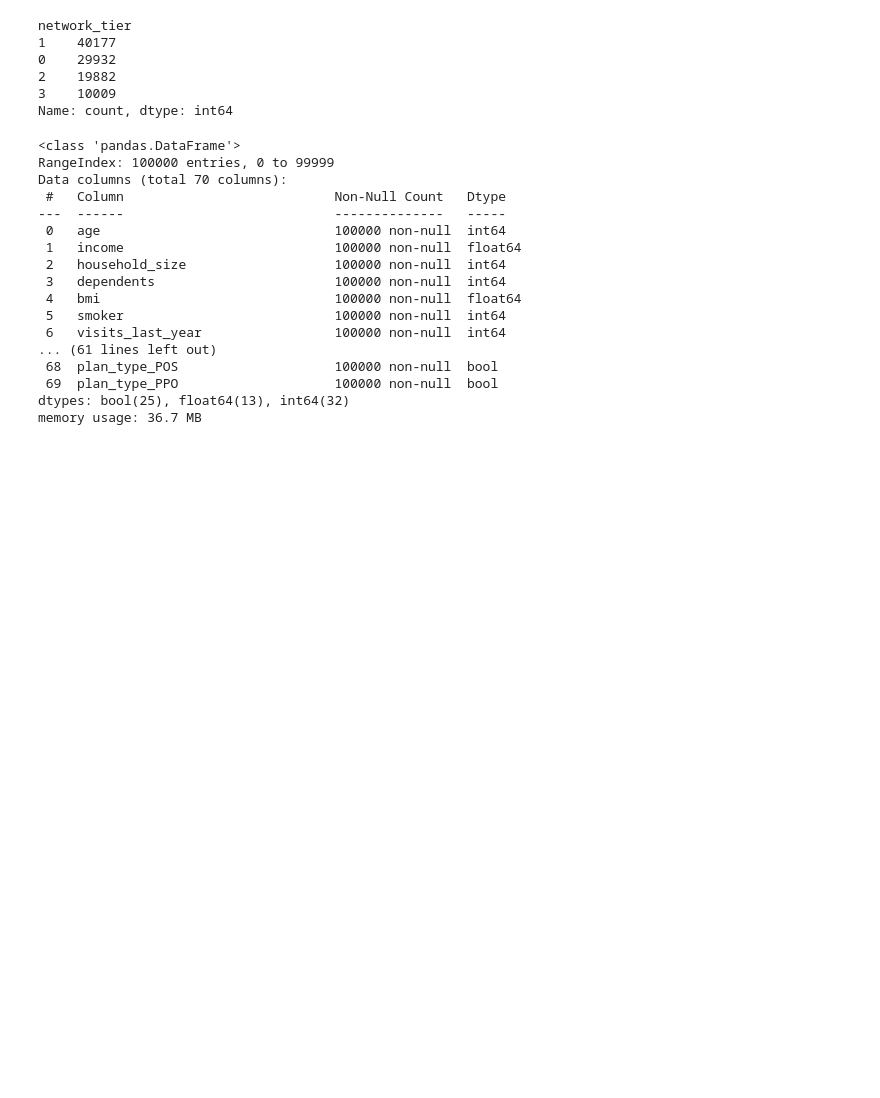
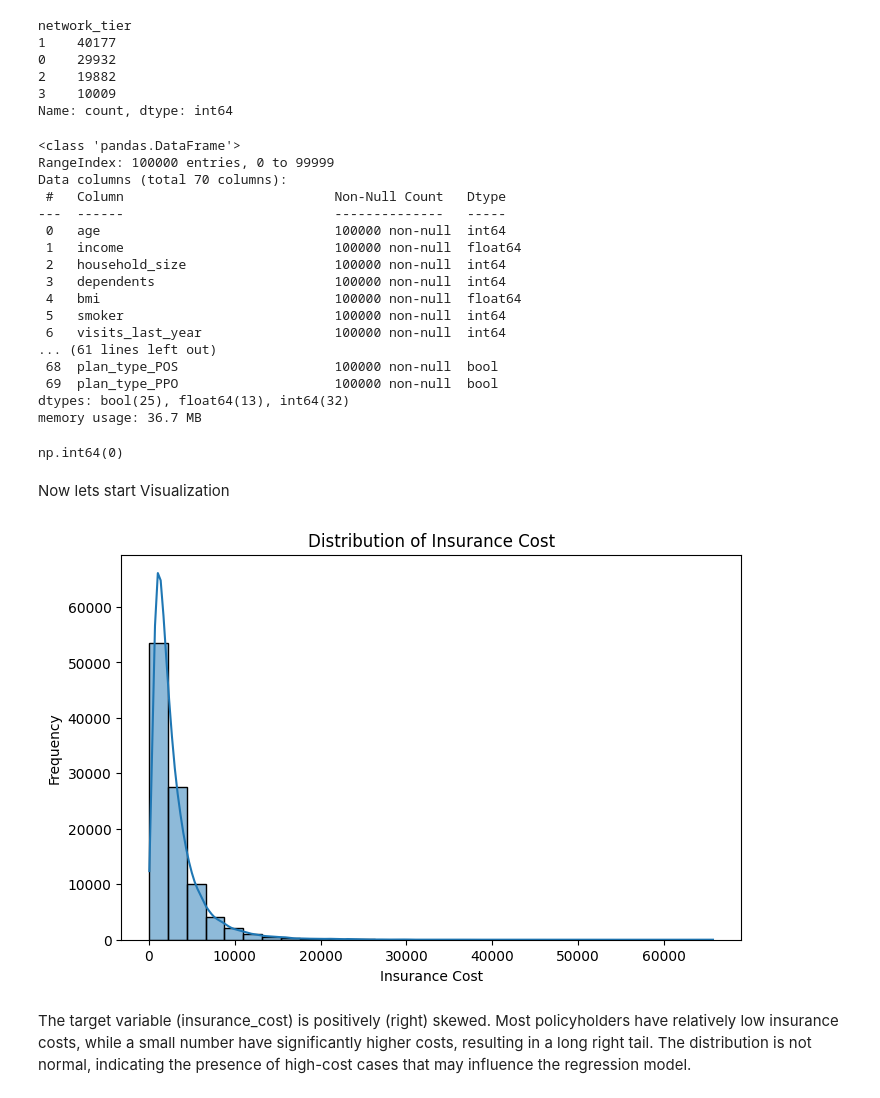
Before and after one commit to Krishna-matic/Machine_Learning_Projects, a Jupyter notebook: 01_medical_insurance_cost_prediction/Medical_Insurance_Cost_Prediction.ipynb, the cells around one changed output. Saved outputs shown, nothing was run; the diff lists cells and outputs as text; code cells hidden in the pictures; blank space fills up the shorter version.

Commit message:
Clean dataset and prepare features for modeling

```diff
--- a/01_medical_insurance_cost_prediction/Medical_Insurance_Cost_Prediction.ipynb
+++ b/01_medical_insurance_cost_prediction/Medical_Insurance_Cost_Prediction.ipynb
@@ -432,3 +432,20 @@ Data columns (total 70 columns):
  69  plan_type_PPO                    100000 non-null  bool
 dtypes: bool(25), float64(13), int64(32)
 memory usage: 36.7 MB
+# %%
+df.duplicated().sum()#No duplicate values
+# %% [output]
+np.int64(0)
+# %% [markdown]
+Now lets start Visualization
+# %%
+plt.figure(figsize=(8,5))
+sns.histplot(df["annual_medical_cost"], bins=30, kde=True)
+plt.title("Distribution of Insurance Cost")
+plt.xlabel("Insurance Cost")
+plt.ylabel("Frequency")
+plt.show()
+# %% [output]
+[figure, added]
+# %% [markdown]
+The target variable (insurance_cost) is positively (right) skewed. Most policyholders have relatively low insurance costs, while a small number have significantly higher costs, resulting in a long right tail. The distribution is not normal, indicating the presence of high-cost cases that may influence the regression model.
```
Also changed, not shown: parts of 7 cells of this notebook.
